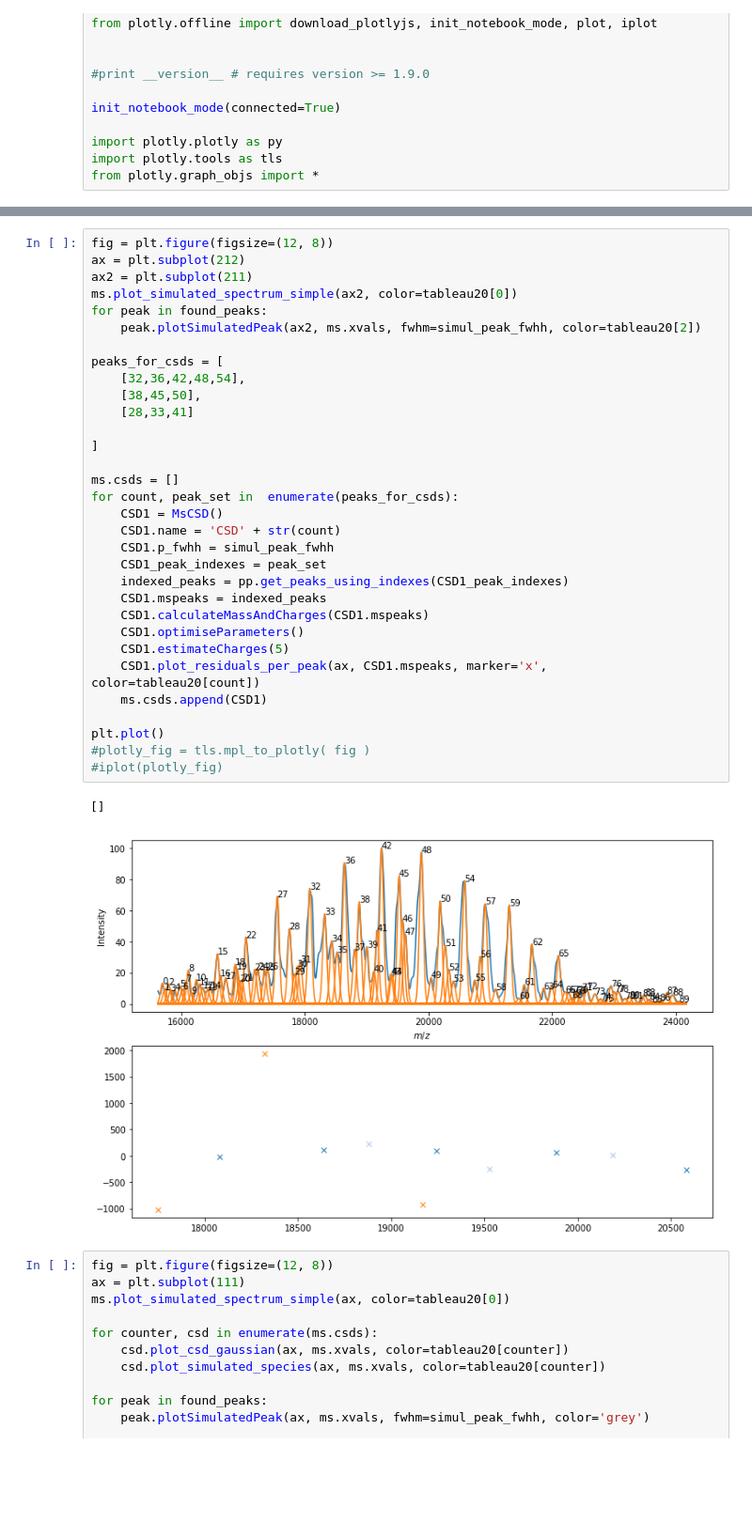
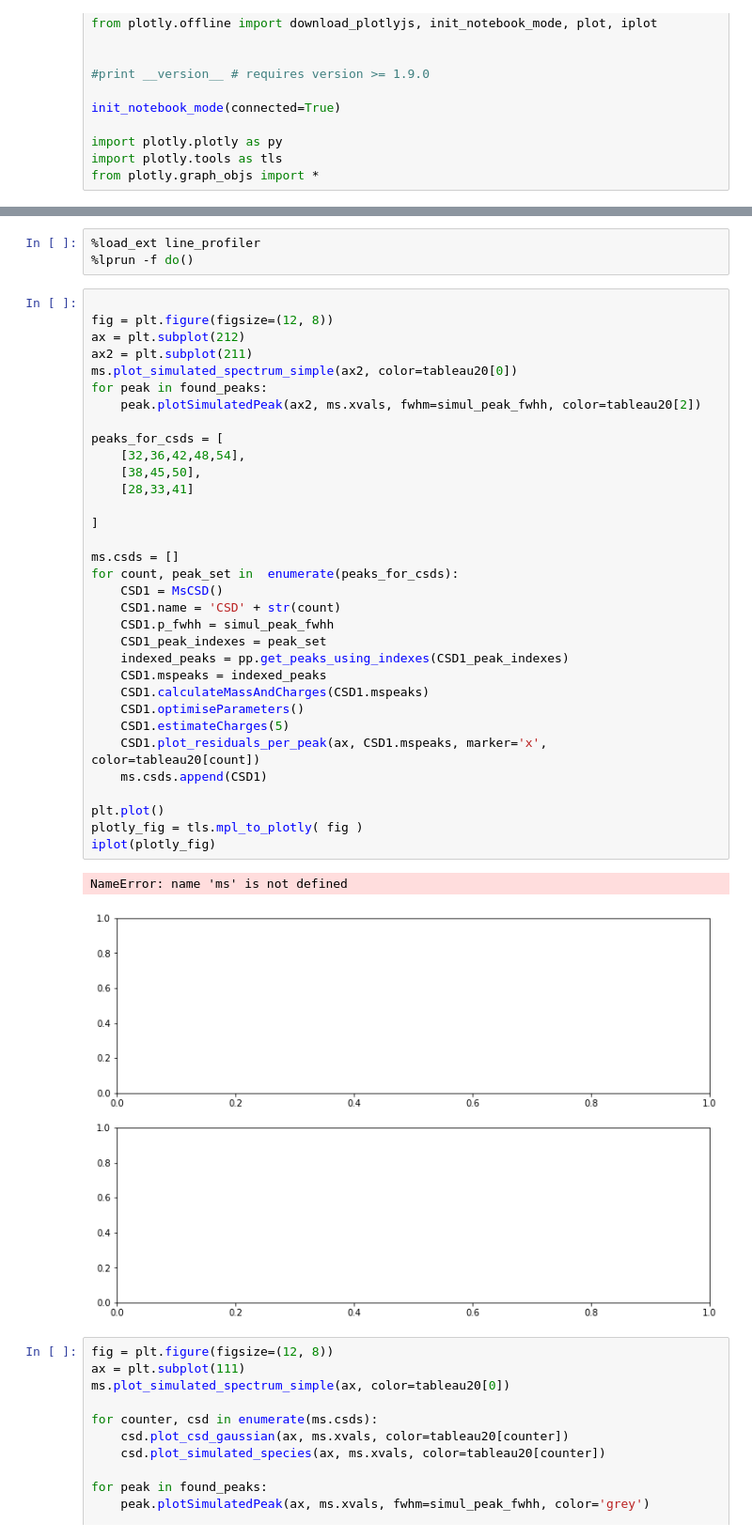
Before and after one commit to wizofe/triton, a Jupyter notebook: ichor/notebooks/Amphitrite2017-DegQ.ipynb, the cells around one changed output, grey strips where cells are left out. Shown at 94% size. Drawn from its saved outputs; the diff is of its cells as text; blank space fills up the shorter version.

```diff
--- a/ichor/notebooks/Amphitrite2017-DegQ.ipynb
+++ b/ichor/notebooks/Amphitrite2017-DegQ.ipynb
@@ -69,38 +66,42 @@ plt.show()
+# %%
+%load_ext line_profiler
+%lprun -f do()
 # %%
+
 fig = plt.figure(figsize=(12, 8))
 ax = plt.subplot(212)
 ax2 = plt.subplot(211)
 ms.plot_simulated_spectrum_simple(ax2, color=tableau20[0])
 for peak in found_peaks:
     peak.plotSimulatedPeak(ax2, ms.xvals, fwhm=simul_peak_fwhh, color=tableau20[2])
 
 peaks_for_csds = [
     [32,36,42,48,54],
     [38,45,50],
     [28,33,41]
 
 ]
 
 ms.csds = []
 for count, peak_set in  enumerate(peaks_for_csds):
     CSD1 = MsCSD()
     CSD1.name = 'CSD' + str(count)
     CSD1.p_fwhh = simul_peak_fwhh
     CSD1_peak_indexes = peak_set
     indexed_peaks = pp.get_peaks_using_indexes(CSD1_peak_indexes)
     CSD1.mspeaks = indexed_peaks
     CSD1.calculateMassAndCharges(CSD1.mspeaks)
     CSD1.optimiseParameters()
     CSD1.estimateCharges(5)
     CSD1.plot_residuals_per_peak(ax, CSD1.mspeaks, marker='x', color=tableau20[count])
     ms.csds.append(CSD1)
 
 plt.plot()
-#plotly_fig = tls.mpl_to_plotly( fig )
-#iplot(plotly_fig)
+plotly_fig = tls.mpl_to_plotly( fig )
+iplot(plotly_fig)
 # %% [output]
-[]
+NameError: name 'ms' is not defined
-[figure, old version]
+[figure, new version]
 # %%
 fig = plt.figure(figsize=(12, 8))
 ax = plt.subplot(111)
```
Also changed, not shown: parts of 3 cells of this notebook.
